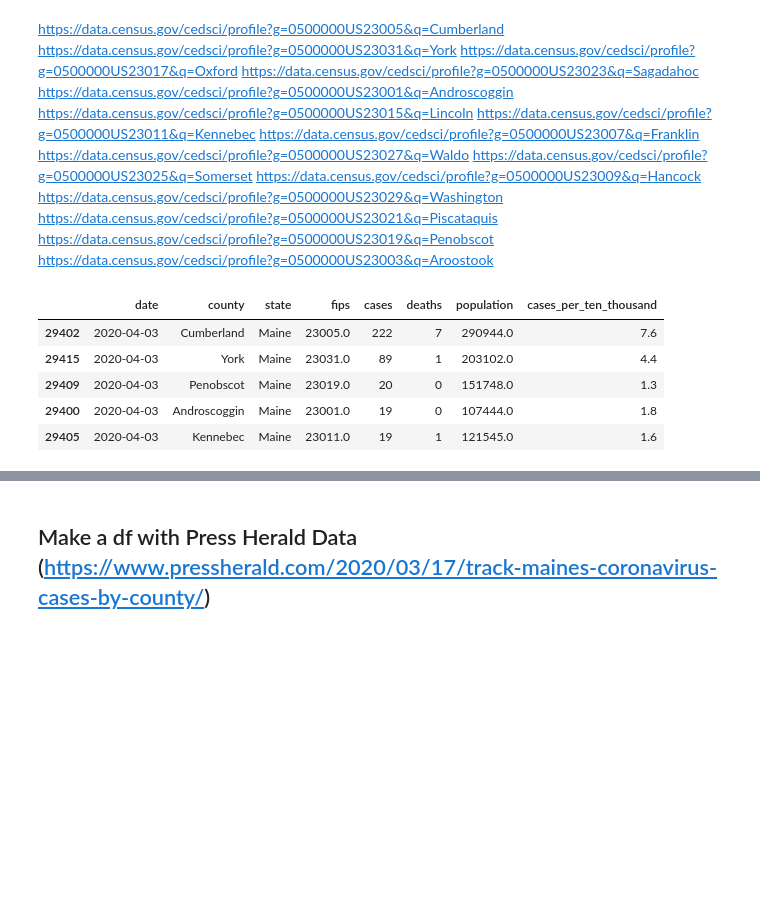
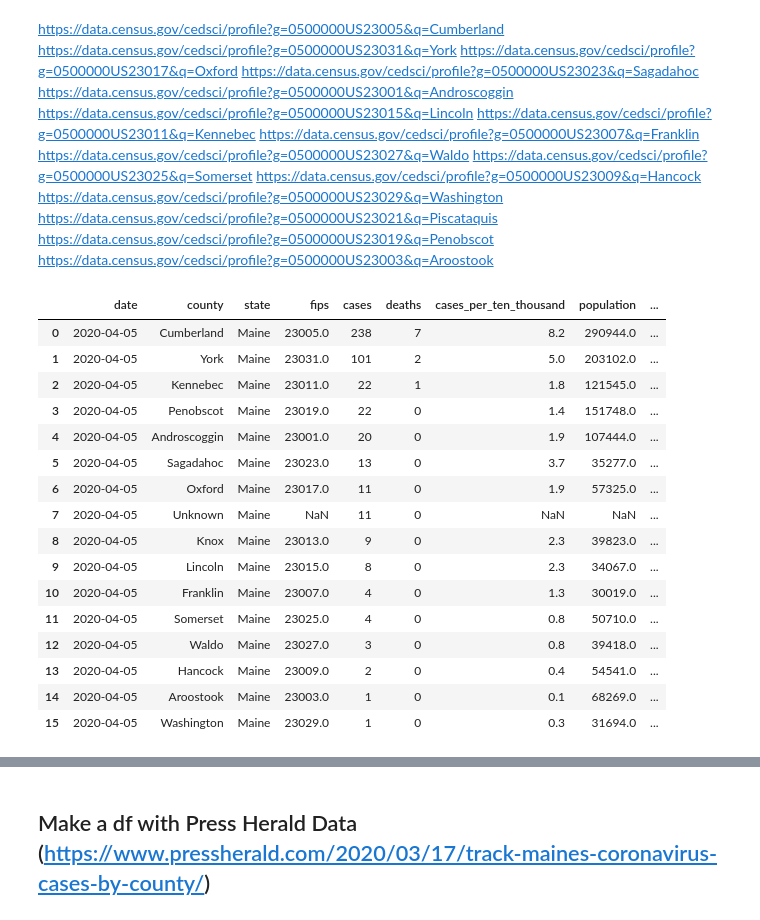
Before and after one commit to balmandhunter/covid, a Jupyter notebook: maine_covid_data.ipynb, the cells around one changed output, grey strips where cells are left out. Drawn from its saved outputs; the diff is of its cells as text; code cells hidden in the pictures; blank space fills up the shorter version.

```diff
--- a/maine_covid_data.ipynb
+++ b/maine_covid_data.ipynb
@@ -333,14 +413,40 @@ population_data = {'Cumberland': 290944,
+# %%
+population_data = {'county':['Cumberland', 'York', 'Oxford', 'Sagadahoc', 'Androscoggin',
+                             'Lincoln', 'Kennebec', 'Franklin', 'Knox', 'Waldo', 'Somerset',
+                             'Hancock', 'Washington', 'Piscataquis', 'Penobscot', 'Aroostook',
+                             'Unknown'],
+                   'population':[290944, 203102,  57325,  35277, 107444,  34067, 121545,
+                                 30019,  39823,  39418,  50710,  54541,  31694,  16877,
+                                 151748,  68269, np.nan],
+                   'county_area_sq_mile':[835.5, 990.5, 2076.3, 253.9, 467.8,
+                                455.7, 867.3, 1696.5, 365, 729.7, 3923.3,
+                                1586.6, 2562, 3959.9, 3396.3, 6669.3,
+                                np.nan]}
+# %%
+df_population = pd.DataFrame.from_dict(population_data)
+df_population['pop_density'] = df_population.population/df_population.county_area_sq_mile
 # %%
-df_population = pd.DataFrame.from_dict(population_data, orient='index',columns=['population'])
-df_maine_today = df_maine_today.merge(df_population, left_on='county', right_index=True)
+df_maine_today = df_maine_today.merge(df_population, on='county')
 df_maine_today['cases_per_ten_thousand'] = df_maine_today.cases/ (df_maine_today.population/10000)
 df_maine_today = df_maine_today.round({'cases_per_ten_thousand':1})
-# %%
-df_maine_today.head()
-# %% [output]
-|  | date | county | state | fips | cases | deaths | population | cases_per_ten_thousand |
-| 29402 | 2020-04-03 | Cumberland | Maine | 23005.0 | 222 | 7 | 290944.0 | 7.6 |
-| 29415 | 2020-04-03 | York | Maine | 23031.0 | 89 | 1 | 203102.0 | 4.4 |
-| 29409 | 2020-04-03 | Penobscot | Maine | 23019.0 | 20 | 0 | 151748.0 | 1.3 |
-| 29400 | 2020-04-03 | Androscoggin | Maine | 23001.0 | 19 | 0 | 107444.0 | 1.8 |
-| 29405 | 2020-04-03 | Kennebec | Maine | 23011.0 | 19 | 1 | 121545.0 | 1.6 |
+# %%
+df_maine_today = df_maine_today.round({'pop_density':1})
+df_maine_today
+# %% [output]
+|  | date | county | state | fips | cases | deaths | cases_per_ten_thousand | population | ... |
+| 0 | 2020-04-05 | Cumberland | Maine | 23005.0 | 238 | 7 | 8.2 | 290944.0 | ... |
+| 1 | 2020-04-05 | York | Maine | 23031.0 | 101 | 2 | 5.0 | 203102.0 | ... |
+| 2 | 2020-04-05 | Kennebec | Maine | 23011.0 | 22 | 1 | 1.8 | 121545.0 | ... |
+| 3 | 2020-04-05 | Penobscot | Maine | 23019.0 | 22 | 0 | 1.4 | 151748.0 | ... |
+| 4 | 2020-04-05 | Androscoggin | Maine | 23001.0 | 20 | 0 | 1.9 | 107444.0 | ... |
+| 5 | 2020-04-05 | Sagadahoc | Maine | 23023.0 | 13 | 0 | 3.7 | 35277.0 | ... |
+| 6 | 2020-04-05 | Oxford | Maine | 23017.0 | 11 | 0 | 1.9 | 57325.0 | ... |
+| 7 | 2020-04-05 | Unknown | Maine | NaN | 11 | 0 | NaN | NaN | ... |
+| 8 | 2020-04-05 | Knox | Maine | 23013.0 | 9 | 0 | 2.3 | 39823.0 | ... |
+| 9 | 2020-04-05 | Lincoln | Maine | 23015.0 | 8 | 0 | 2.3 | 34067.0 | ... |
+| 10 | 2020-04-05 | Franklin | Maine | 23007.0 | 4 | 0 | 1.3 | 30019.0 | ... |
+| 11 | 2020-04-05 | Somerset | Maine | 23025.0 | 4 | 0 | 0.8 | 50710.0 | ... |
+| 12 | 2020-04-05 | Waldo | Maine | 23027.0 | 3 | 0 | 0.8 | 39418.0 | ... |
+| 13 | 2020-04-05 | Hancock | Maine | 23009.0 | 2 | 0 | 0.4 | 54541.0 | ... |
+| 14 | 2020-04-05 | Aroostook | Maine | 23003.0 | 1 | 0 | 0.1 | 68269.0 | ... |
+| 15 | 2020-04-05 | Washington | Maine | 23029.0 | 1 | 0 | 0.3 | 31694.0 | ... |
```
Also changed, not shown: parts of 16 cells of this notebook.
